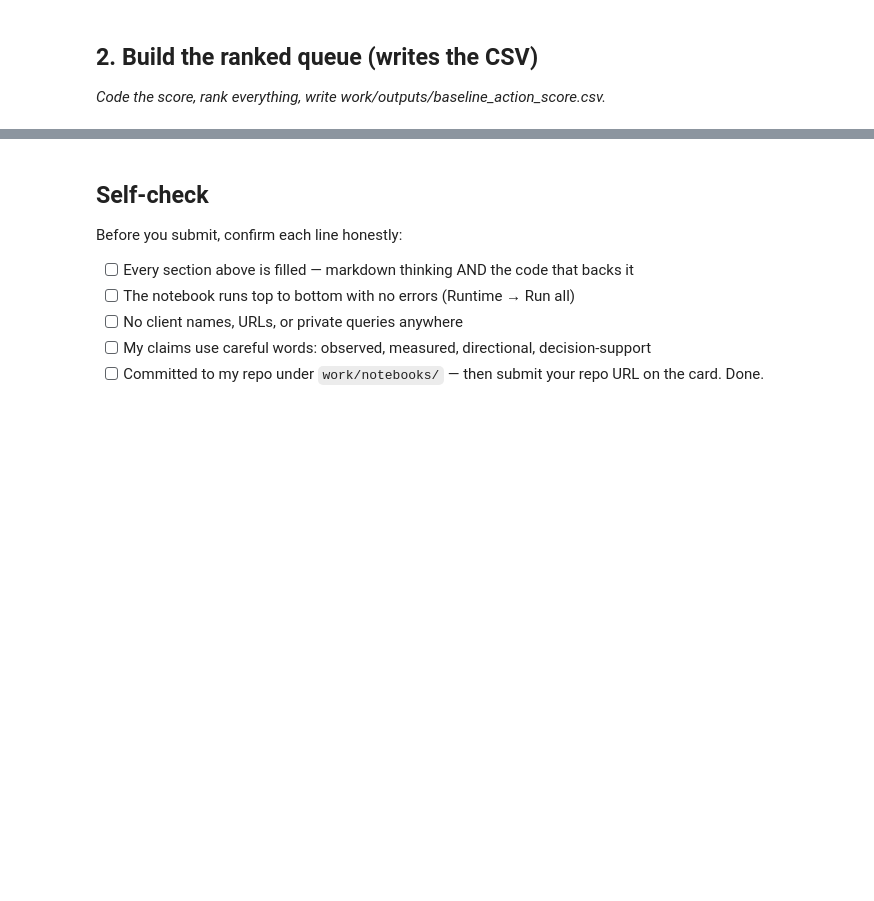
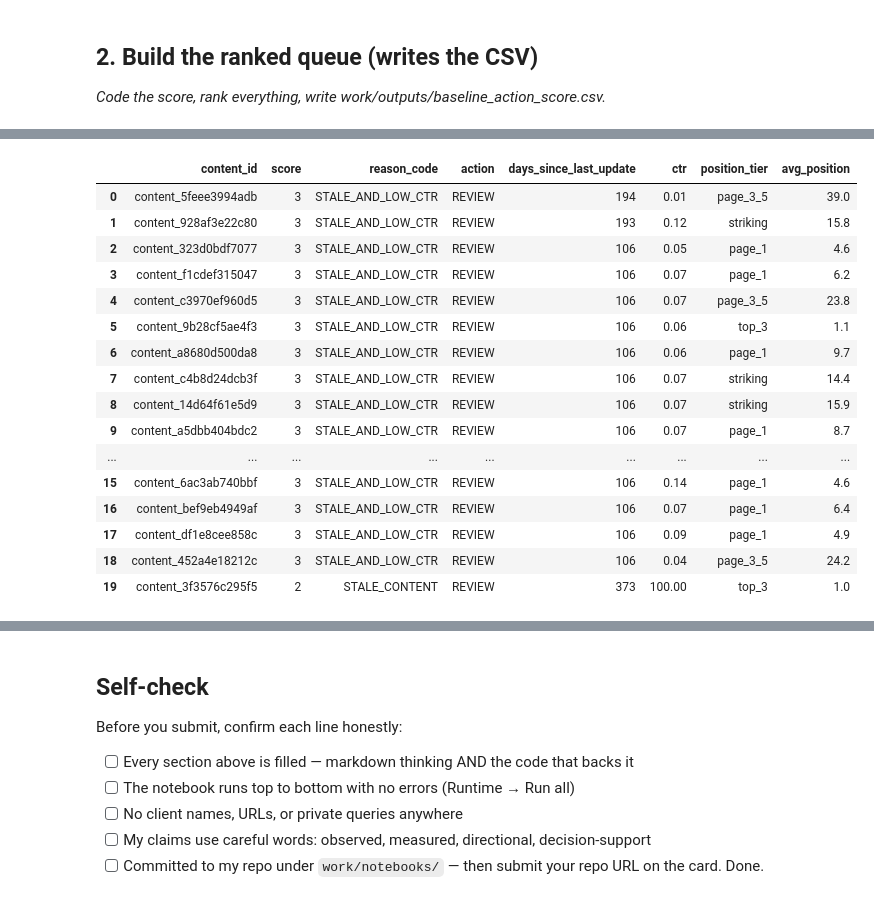
Before and after one commit to ektam9931/flyrank-ml-week1, a Jupyter notebook: work/notebooks/w04_baseline_score.ipynb, the cells around one changed output, grey strips where cells are left out. Cells and saved outputs as stored; diff of their text form; code cells hidden in the pictures; blank space fills up the shorter version.

Commit message:
Complete ML-07 baseline action score

```diff
--- a/work/notebooks/w04_baseline_score.ipynb
+++ b/work/notebooks/w04_baseline_score.ipynb
@@ -15,0 +24,2 @@ This skeleton is yours to fill. Work the sections **in order** — each one has
+# %%
+df = pd.read_csv("/content/content_refresh_anonymized.csv")
@@ -36,0 +271,33 @@ This skeleton is yours to fill. Work the sections **in order** — each one has
+# %%
+top20 = df.head(20)
+
+top20[
+    [
+        "content_id",
+        "score",
+        "reason_code",
+        "action",
+        "days_since_last_update",
+        "ctr",
+        "position_tier",
+        "avg_position"
+    ]
+]
+# %% [output]
+|  | content_id | score | reason_code | action | days_since_last_update | ctr | position_tier | avg_position |
+| 0 | content_5feee3994adb | 3 | STALE_AND_LOW_CTR | REVIEW | 194 | 0.01 | page_3_5 | 39.0 |
+| 1 | content_928af3e22c80 | 3 | STALE_AND_LOW_CTR | REVIEW | 193 | 0.12 | striking | 15.8 |
+| 2 | content_323d0bdf7077 | 3 | STALE_AND_LOW_CTR | REVIEW | 106 | 0.05 | page_1 | 4.6 |
+| 3 | content_f1cdef315047 | 3 | STALE_AND_LOW_CTR | REVIEW | 106 | 0.07 | page_1 | 6.2 |
+| 4 | content_c3970ef960d5 | 3 | STALE_AND_LOW_CTR | REVIEW | 106 | 0.07 | page_3_5 | 23.8 |
+| 5 | content_9b28cf5ae4f3 | 3 | STALE_AND_LOW_CTR | REVIEW | 106 | 0.06 | top_3 | 1.1 |
+| 6 | content_a8680d500da8 | 3 | STALE_AND_LOW_CTR | REVIEW | 106 | 0.06 | page_1 | 9.7 |
+| 7 | content_c4b8d24dcb3f | 3 | STALE_AND_LOW_CTR | REVIEW | 106 | 0.07 | striking | 14.4 |
+| 8 | content_14d64f61e5d9 | 3 | STALE_AND_LOW_CTR | REVIEW | 106 | 0.07 | striking | 15.9 |
+| 9 | content_a5dbb404bdc2 | 3 | STALE_AND_LOW_CTR | REVIEW | 106 | 0.07 | page_1 | 8.7 |
+| ... | ... | ... | ... | ... | ... | ... | ... | ... |
+| 15 | content_6ac3ab740bbf | 3 | STALE_AND_LOW_CTR | REVIEW | 106 | 0.14 | page_1 | 4.6 |
+| 16 | content_bef9eb4949af | 3 | STALE_AND_LOW_CTR | REVIEW | 106 | 0.07 | page_1 | 6.4 |
+| 17 | content_df1e8cee858c | 3 | STALE_AND_LOW_CTR | REVIEW | 106 | 0.09 | page_1 | 4.9 |
+| 18 | content_452a4e18212c | 3 | STALE_AND_LOW_CTR | REVIEW | 106 | 0.04 | page_3_5 | 24.2 |
+| 19 | content_3f3576c295f5 | 2 | STALE_CONTENT | REVIEW | 373 | 100.00 | top_3 | 1.0 |
```
Also changed, not shown: parts of 24 cells of this notebook.
